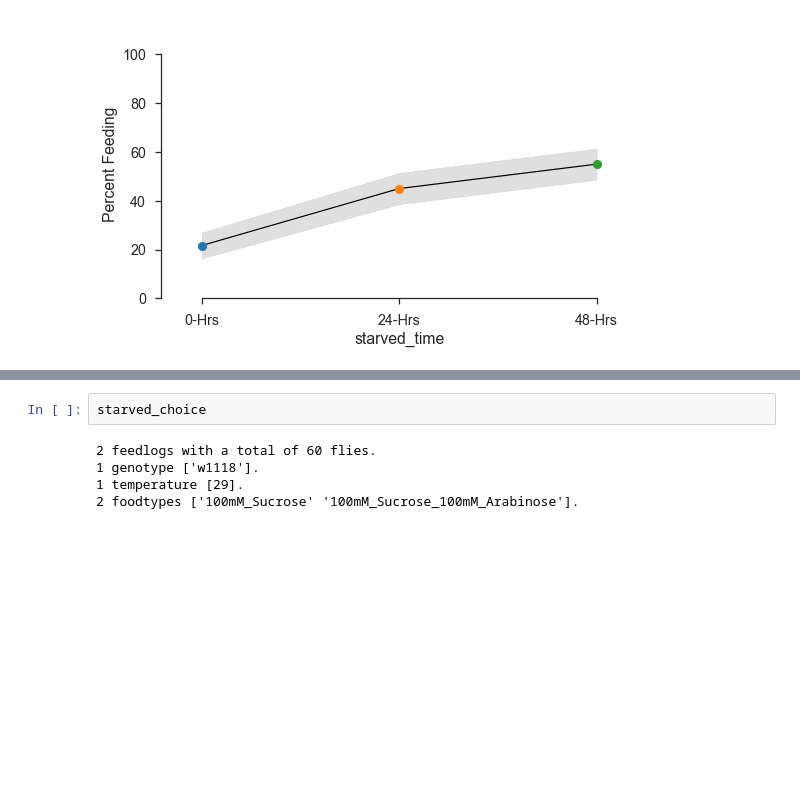
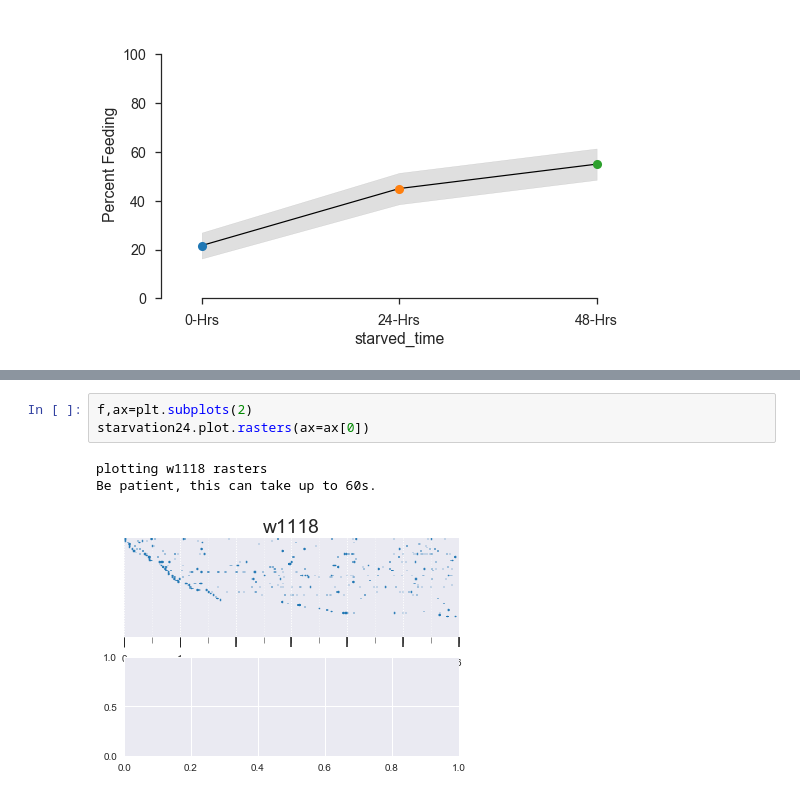
Before and after one commit to ACCLAB/espresso, a Jupyter notebook: jupyter-nb/espresso plotting module dev.ipynb, the cells around one changed output, grey strips where cells are left out. Cells and saved outputs as stored; diff of their text form; blank space fills up the shorter version.

```diff
--- a/jupyter-nb/espresso plotting module dev.ipynb
+++ b/jupyter-nb/espresso plotting module dev.ipynb
@@ -71,8 +61,8 @@ f,summ=starved_choice.plot.contrast.feed_count_per_fly(group_by='FoodChoice')
-# %%
-starved_choice
-# %% [output]
-2 feedlogs with a total of 60 flies.
-1 genotype ['w1118'].
-1 temperature [29].
-2 foodtypes ['100mM_Sucrose' '100mM_Sucrose_100mM_Arabinose'].
+# %%
+f,ax=plt.subplots(2)
+starvation24.plot.rasters(ax=ax[0])
+# %% [output]
+plotting w1118 rasters
+Be patient, this can take up to 60s.
+[figure, added]
 # %%
```
Also changed, not shown: parts of 9 cells of this notebook, 1 other file.
